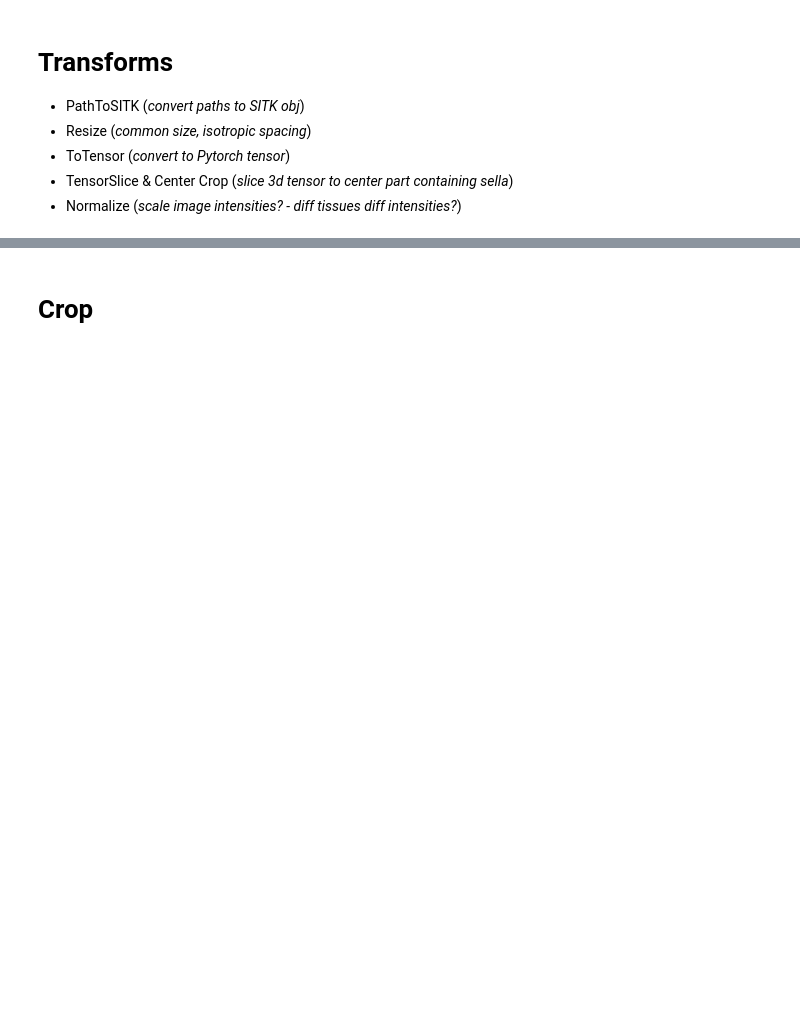
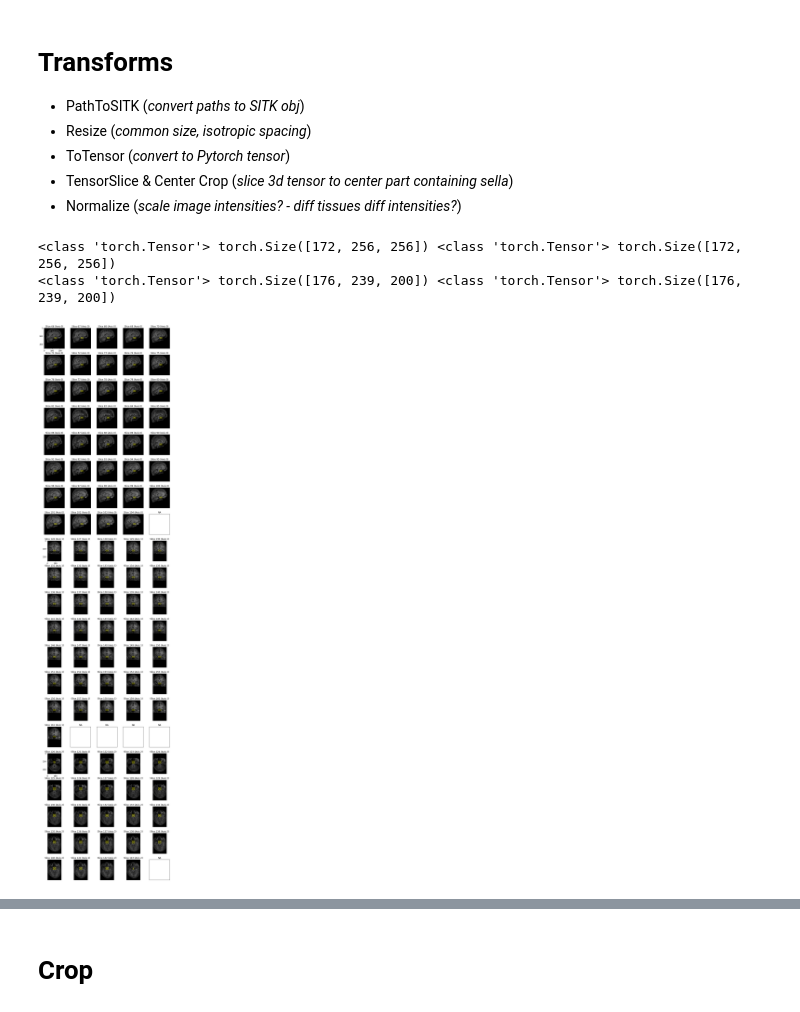
Before and after one commit to RGologorsky/DeepPit, a Jupyter notebook: 6 - Dataloaders- NB - SITK.ipynb, the cells around one changed output, grey strips where cells are left out. Cells and saved outputs as stored; diff of their text form; code cells hidden in the pictures; blank space fills up the shorter version.

```diff
--- a/6 - Dataloaders- NB - SITK.ipynb
+++ b/6 - Dataloaders- NB - SITK.ipynb
@@ -235,0 +271,48 @@ class DoAll(ItemTransform):
+# %%
+# test
+tls = TfmdLists(items[0:2], [DoAll(1)])
+
+im1, mask1 = tls[0]
+im2, mask2 = tls[1]
+
+# print
+print(type(im1), im1.shape, type(mask1), mask1.shape)
+print(type(im2), im2.shape, type(mask2), mask2.shape)
+# %% [output]
+<class 'torch.Tensor'> torch.Size([172, 256, 256]) <class 'torch.Tensor'> torch.Size([172, 256, 256])
+<class 'torch.Tensor'> torch.Size([176, 239, 200]) <class 'torch.Tensor'> torch.Size([176, 239, 200])
+# %%
+# Viz
+
+class GetBbox(ItemTransform):
+    def encodes(self, x):
+        return mask2bbox(np.array(x[1]))
+
+bboxs = [GetBbox()(i) for i in tls]
+# %%
+# Viz
+idx = 0
+
+# get im, mask, bbox
+im_np, mk_np = [np.array(x) for x in tls[idx]]
+bbox = bboxs[idx]
+
+viz_axis(np_arr = im_np, \
+        bin_mask_arr  = mk_np, color1 = "yellow", alpha1=0.3, \
+        slices=lrange(*bbox[0:2]), fixed_axis=0, \
+        axis_fn = np.rot90, \
+        title   = "Axis 0", \
+
+        np_arr_b = im_np, \
+        bin_mask_arr_b  = mk_np,
+        slices_b = lrange(*bbox[2:4]), fixed_axis_b=1, \
+        title_b  = "Axis 1", \
+
+        np_arr_c = im_np, \
+        bin_mask_arr_c  = mk_np,
+        slices_c = lrange(*bbox[4:6]), fixed_axis_c=2, \
+        title_c = "Axis 2", \
+
+        ncols = 5, hspace=0.3, fig_mult=2)
+# %% [output]
+[figure, added]
```
Also changed, not shown: parts of 53 cells of this notebook, 27 other files.
